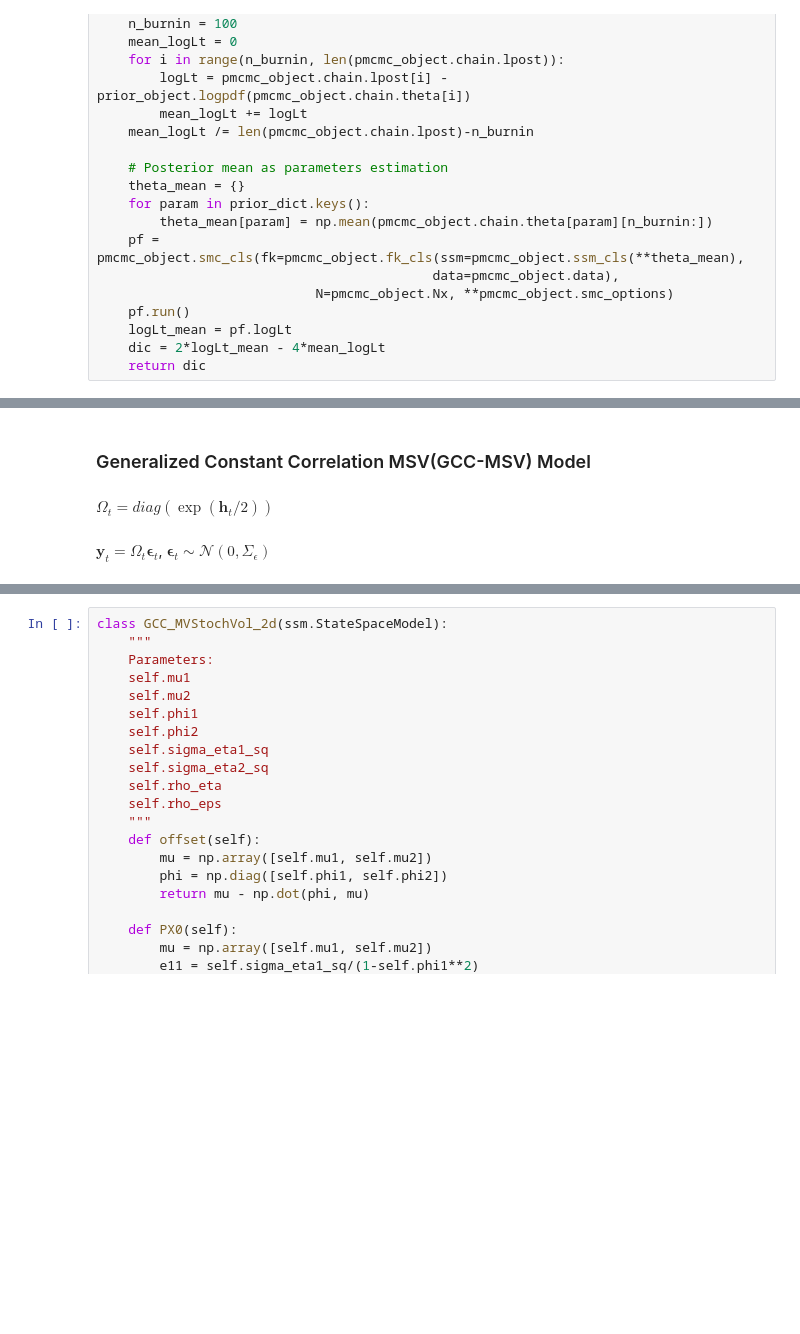
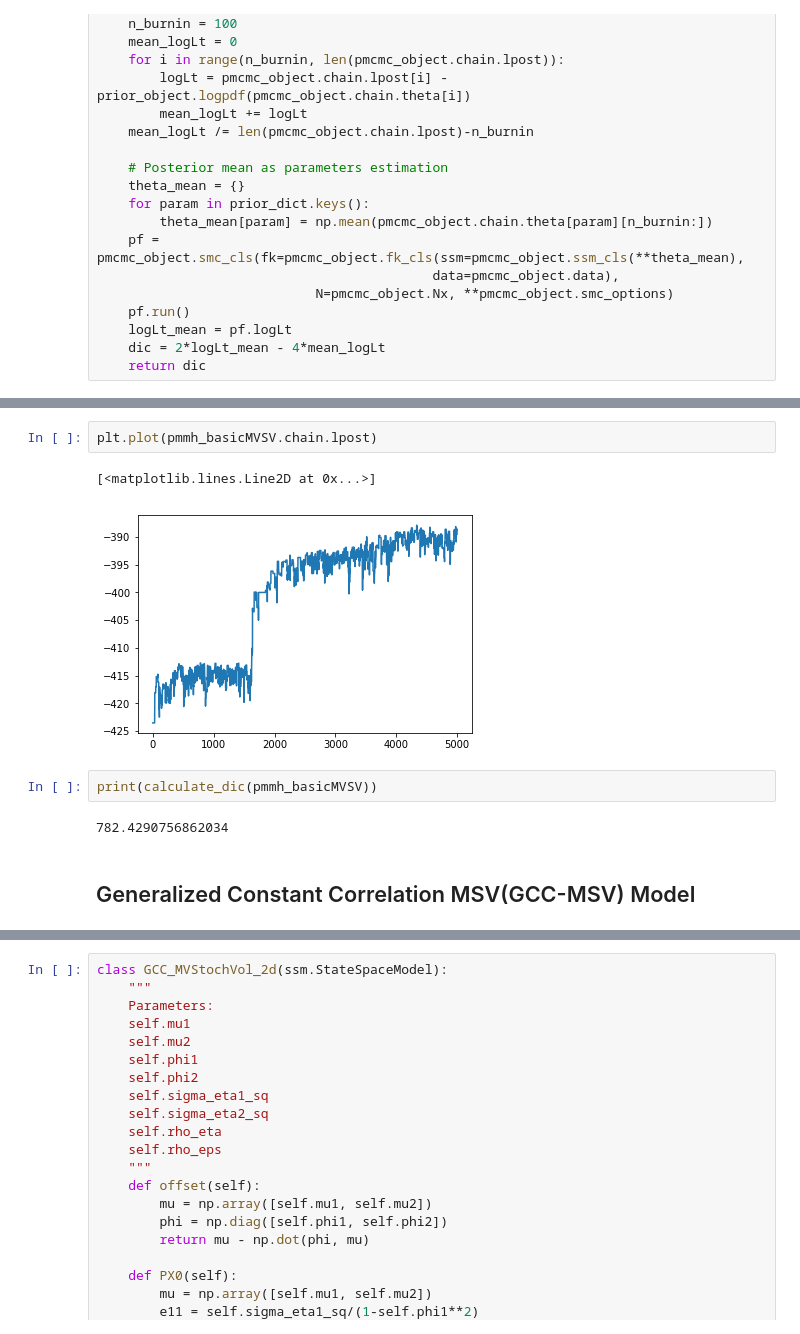
Before and after one commit to nathansiae/stochastic_volatility, a Jupyter notebook: bivariate_sv.ipynb, the cells around one changed output, grey strips where cells are left out. Drawn from its saved outputs; the diff is of its cells as text; blank space fills up the shorter version.

Commit message:
add baseline model

```diff
--- a/bivariate_sv.ipynb
+++ b/bivariate_sv.ipynb
@@ -73,7 +146,12 @@ def calculate_dic(pmcmc_object):
+# %%
+plt.plot(pmmh_basicMVSV.chain.lpost)
+# %% [output]
+[<matplotlib.lines.Line2D at 0x...>]
+[figure, added]
+# %%
+print(calculate_dic(pmmh_basicMVSV))
+# %% [output]
+782.4290756862034
 # %% [markdown]
-### Generalized Constant Correlation MSV(GCC-MSV) Model
+## Generalized Constant Correlation MSV(GCC-MSV) Model
-# %% [markdown]
-$\Omega_{t} = diag(\exp (\mathbf{h}_{t}/2))$
-# %% [markdown]
-$\mathbf{y}_{t} = \Omega_{t}\mathbf{\epsilon}_{t}$, $\mathbf{\epsilon}_{t} \sim \mathcal{N}(0, \Sigma_{\epsilon}) $
 # %% [markdown]
```
Also changed, not shown: parts of 13 cells of this notebook.
